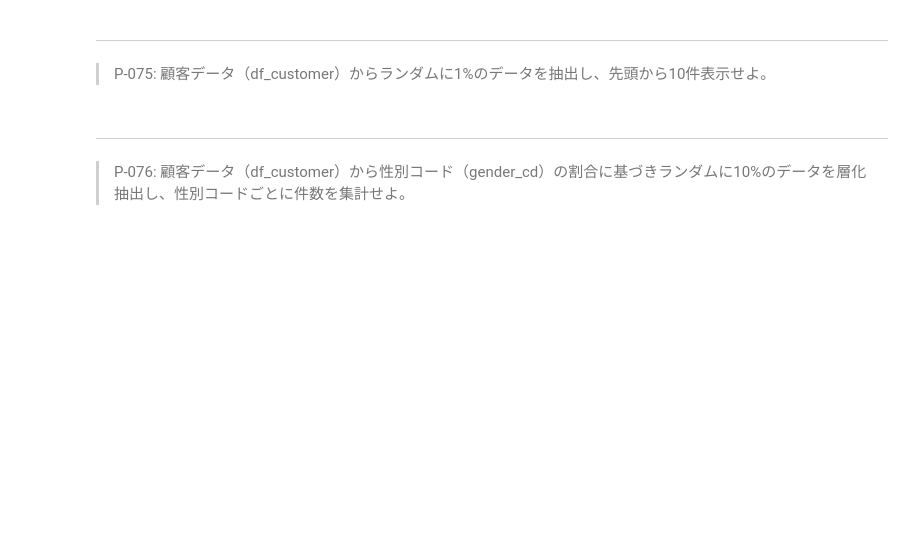
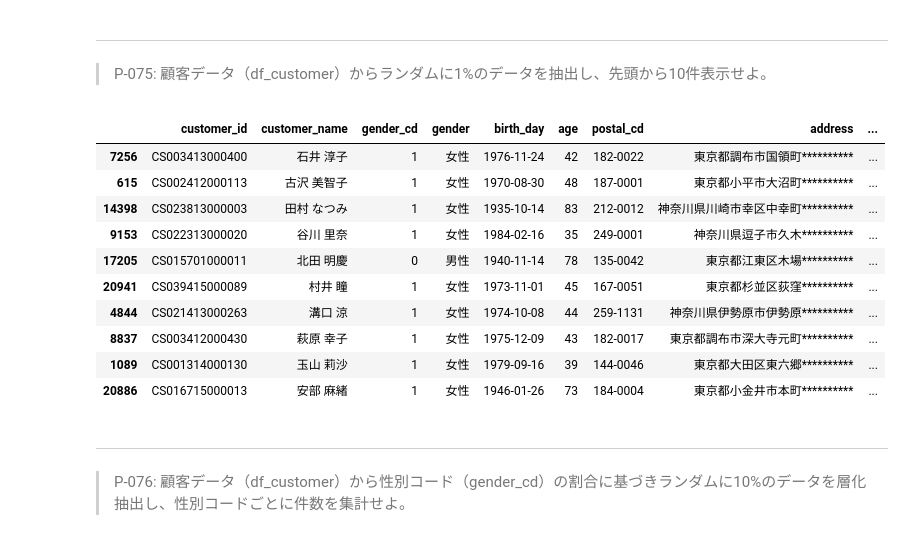
Before and after one commit to j2200160/test7, a Jupyter notebook: 100knocks-preprocess-master/docker/work/preprocess_knock_Python.ipynb, the cells around one changed output. Cells and saved outputs as stored; diff of their text form; code cells hidden in the pictures; blank space fills up the shorter version.

```diff
--- a/100knocks-preprocess-master/docker/work/preprocess_knock_Python.ipynb
+++ b/100knocks-preprocess-master/docker/work/preprocess_knock_Python.ipynb
@@ -1281,6 +1589,20 @@ df_sales_amount.head(10)
 # %% [markdown]
 ---
 > P-075: 顧客データ（df_customer）からランダムに1%のデータを抽出し、先頭から10件表示せよ。
+# %%
+df_customer.sample(frac=0.01).head(10)
+# %% [output]
+|  | customer_id | customer_name | gender_cd | gender | birth_day | age | postal_cd | address | ... |
+| 7256 | CS003413000400 | 石井 淳子 | 1 | 女性 | 1976-11-24 | 42 | 182-0022 | 東京都調布市国領町********** | ... |
+| 615 | CS002412000113 | 古沢 美智子 | 1 | 女性 | 1970-08-30 | 48 | 187-0001 | 東京都小平市大沼町********** | ... |
+| 14398 | CS023813000003 | 田村 なつみ | 1 | 女性 | 1935-10-14 | 83 | 212-0012 | 神奈川県川崎市幸区中幸町********** | ... |
+| 9153 | CS022313000020 | 谷川 里奈 | 1 | 女性 | 1984-02-16 | 35 | 249-0001 | 神奈川県逗子市久木********** | ... |
+| 17205 | CS015701000011 | 北田 明慶 | 0 | 男性 | 1940-11-14 | 78 | 135-0042 | 東京都江東区木場********** | ... |
+| 20941 | CS039415000089 | 村井 瞳 | 1 | 女性 | 1973-11-01 | 45 | 167-0051 | 東京都杉並区荻窪********** | ... |
+| 4844 | CS021413000263 | 溝口 涼 | 1 | 女性 | 1974-10-08 | 44 | 259-1131 | 神奈川県伊勢原市伊勢原********** | ... |
+| 8837 | CS003412000430 | 萩原 幸子 | 1 | 女性 | 1975-12-09 | 43 | 182-0017 | 東京都調布市深大寺元町********** | ... |
+| 1089 | CS001314000130 | 玉山 莉沙 | 1 | 女性 | 1979-09-16 | 39 | 144-0046 | 東京都大田区東六郷********** | ... |
+| 20886 | CS016715000013 | 安部 麻緒 | 1 | 女性 | 1946-01-26 | 73 | 184-0004 | 東京都小金井市本町********** | ... |
 # %% [markdown]
 ---
 > P-076: 顧客データ（df_customer）から性別コード（gender_cd）の割合に基づきランダムに10%のデータを層化抽出し、性別コードごとに件数を集計せよ。
```
Also changed, not shown: parts of 17 cells of this notebook, 2 other files.
